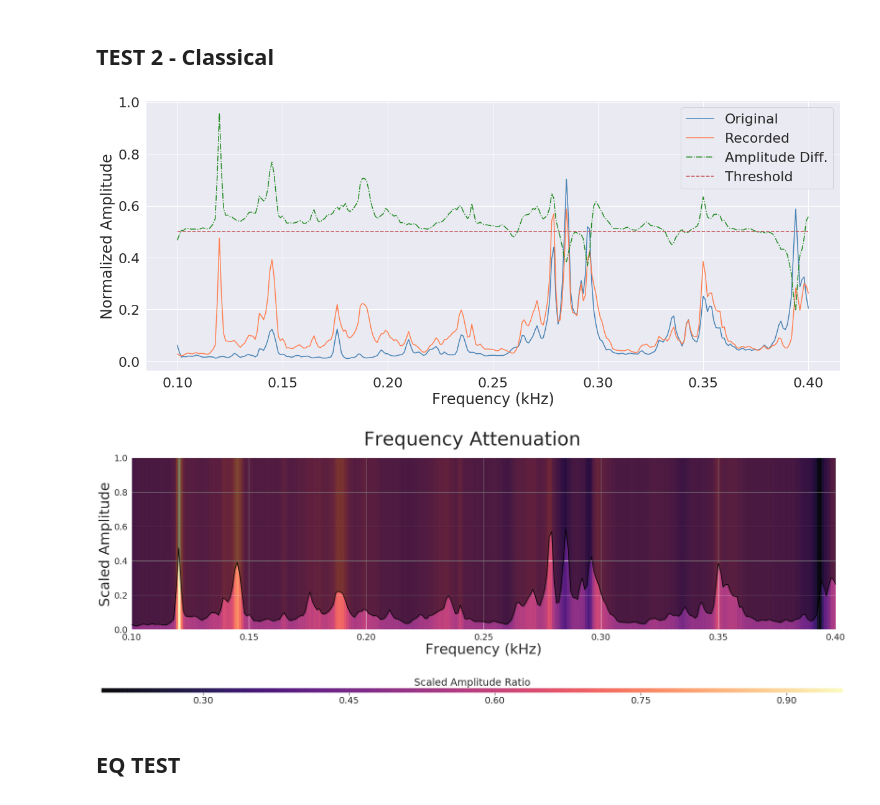
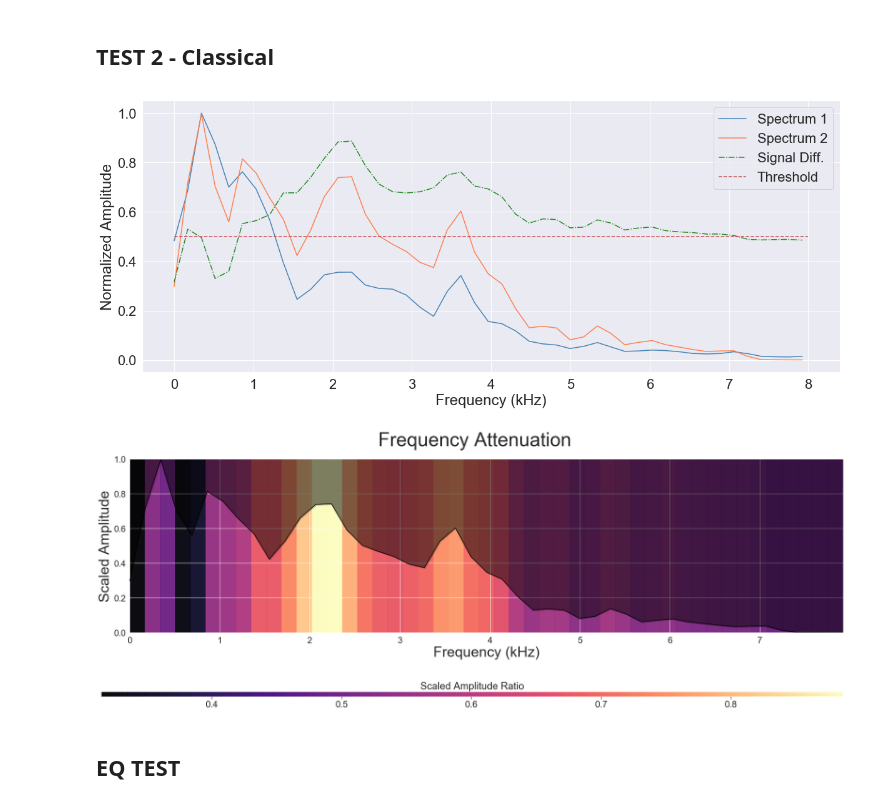
Before and after one commit to QED0711/ds_practice, a Jupyter notebook: librosa/AudioPlot.ipynb, the cells around one changed output. Saved outputs shown, nothing was run; the diff lists cells and outputs as text; code cells hidden in the pictures.

Commit message:
different fft sizes graphed

```diff
--- a/librosa/AudioPlot.ipynb
+++ b/librosa/AudioPlot.ipynb
@@ -64,23 +68,22 @@ pass
 sc_2 = SignalCompare(original_2, recorded_2)
 # %%
 sc_2.plot_spectrum_group(
-    frange=(100,400),
+    frange=(0,8000),
     ratio=True,
     threshold=True,
-    legend=["Original", "Recorded", "Amplitude Diff.", "Threshold"]
 )
 # %% [output]
-[figure, old version]
+[figure, new version]
 # %%
 sc_2.plot_attenuation_graph(
-    frange=(100, 400),
+    frange=(0, 8000),
     cmap="magma",
     background_alpha=0.5,
     background_color='black'
 )
 # %% [output]
-[figure, old version]
+[figure, new version]
-[figure, old version]
+[figure, new version]
 # %% [markdown]
 ## EQ TEST
 # %%
```
Also changed, not shown: parts of 5 cells of this notebook, 1 other file.
